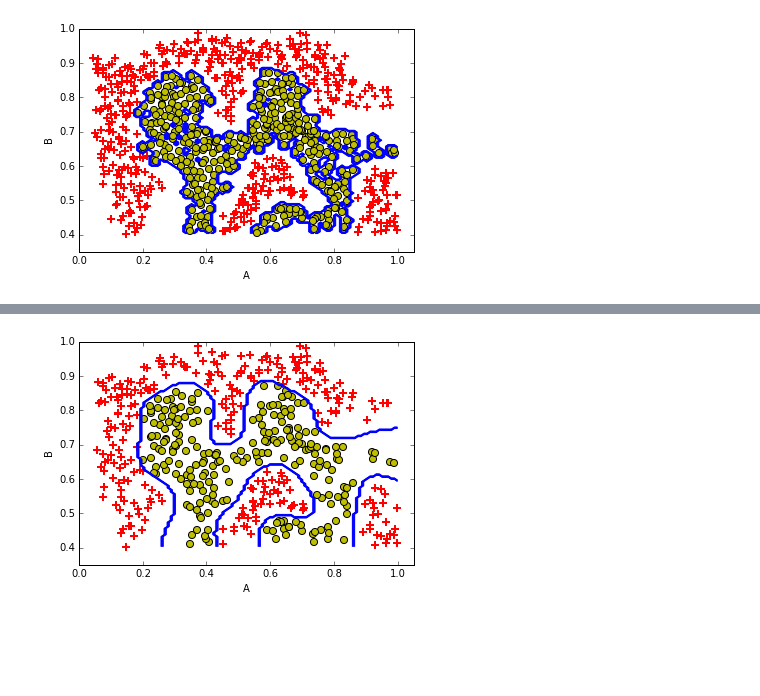
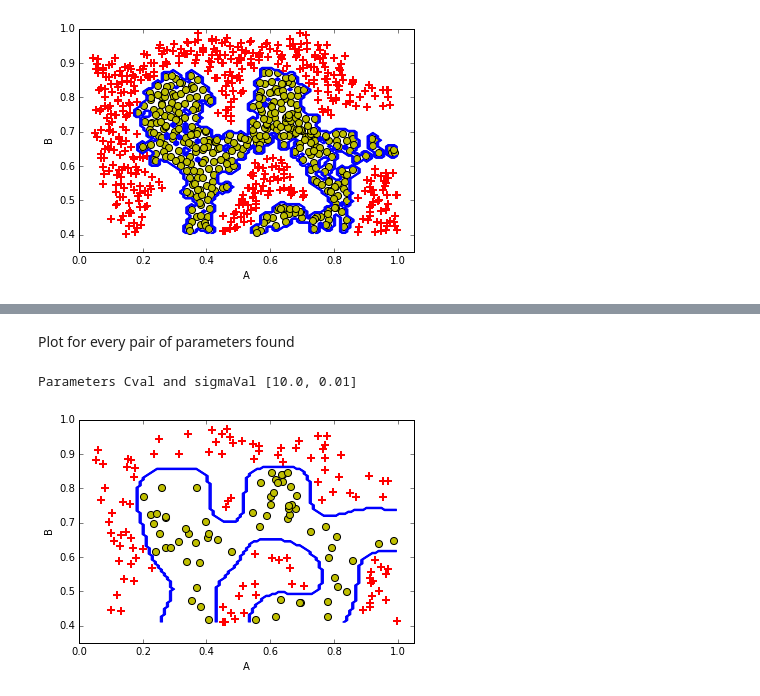
Before and after one commit to rcuevass/BDU-Logistic-and-SVM-clasifier, a Jupyter notebook: Classification_Logistic_SVM-GridSearch.ipynb, the cells around one changed output, grey strips where cells are left out. Saved outputs shown, nothing was run; the diff lists cells and outputs as text; code cells hidden in the pictures; blank space fills up the shorter version.

```diff
--- a/Classification_Logistic_SVM-GridSearch.ipynb
+++ b/Classification_Logistic_SVM-GridSearch.ipynb
@@ -388,5 +384,0 @@ def SVM_Boundary_Data(Cval,sigmaVal,kernel_type,X,y):
-# %%
-Cval = 10.
-sigmaVal = 0.01
-kernel_type = 'rbf'
-SVM_Boundary_Data(Cval,sigmaVal,kernel_type,X_test,y_test)
@@ -395,5 +384,0 @@ SVM_Boundary_Data(Cval,sigmaVal,kernel_type,X_test,y_test)
-# %%
-Cval = 100.
-sigmaVal = 0.01
-kernel_type = 'rbf'
-SVM_Boundary_Data(Cval,sigmaVal,kernel_type,X_test,y_test)
@@ -402,5 +384,0 @@ SVM_Boundary_Data(Cval,sigmaVal,kernel_type,X_test,y_test)
-# %%
-Cval = 100.
-sigmaVal = 0.01
-kernel_type = 'rbf'
-SVM_Boundary_Data(Cval,sigmaVal,kernel_type,X_cv,y_cv)
@@ -409,7 +385,11 @@ SVM_Boundary_Data(Cval,sigmaVal,kernel_type,X_cv,y_cv)
-# %%
-Cval = 100.
-sigmaVal = 0.01
-kernel_type = 'rbf'
-SVM_Boundary_Data(Cval,sigmaVal,kernel_type,X_train,y_train)
-# %% [output]
-[figure, removed]
+# %% [markdown]
+Plot for every pair of parameters found
+# %%
+kernel_type = 'rbf'
+for k in selected_parameters:
+    print "Parameters Cval and sigmaVal" , k
+    Cval,sigmaVal = k
+    SVM_Boundary_Data(Cval,sigmaVal,kernel_type,X_test,y_test)
+# %% [output]
+Parameters Cval and sigmaVal [10.0, 0.01]
+[figure, added]
```
Also changed, not shown: parts of 20 cells of this notebook.
